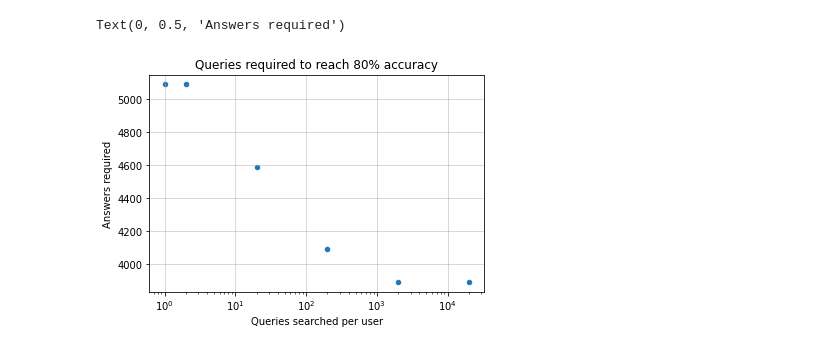
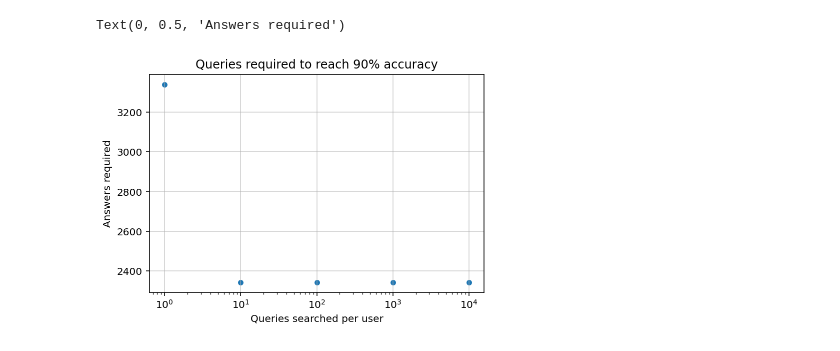
Before and after one commit to stsievert/salmon, a Jupyter notebook: examples/queries-searched/Viz.ipynb, the cells around one changed output. Cells and saved outputs as stored; diff of their text form; code cells hidden in the pictures.

```diff
--- a/examples/queries-searched/Viz.ipynb
+++ b/examples/queries-searched/Viz.ipynb
@@ -9,7 +9,10 @@ NOISE_MODEL = "TSTE"
 # NOISE_MODEL = "STE"
 d = 2
 
-DATA_DIR = Path(f"cluster-data3-reversed-score//")
+# DATA_DIR = Path(f"cluster-data-score-rev_probs/")
+DATA_DIR = Path(f"cluster-data-rev_score-probs-strange-fruit")
+# DATA_DIR = Path(f"cluster-data-score-probs")
+# DATA_DIR = Path(f"cluster-data-score-probs-strange-fruit/")
 
 dfs = [pd.read_parquet(f) for f in DATA_DIR.glob("*.parquet")]
 print(len(dfs))
@@ -23,7 +26,9 @@ dfs = [
     )
 ]
 print(len(dfs))
+
 df = pd.concat(dfs)
+print(df.dataset.unique(), df.noise_model.unique(), df.d.unique())
 df.acc.max()
 df.columns
 # %% [output]
@@ -62,30 +155,21 @@ df["queries_searched_per_user"] = df["n_search"] / df["queries_per_search"]
 import altair as alt
 
 show = df.copy()
+y = "rank_diff_max"
+y = "rank_diff_median"
 
-mul = 2
-n_search = [mul * 10 ** i for i in range(0, 10)]
-n_search = [10] + n_search
-print(n_search)
-# n_search = show.n_search.unique()
-
-print(show.n_search.unique())
-show = show[show.n_search.isin(n_search)]
-print(show.n_search.unique())
-show = show[show.num_ans <= 10_000]
-show["accuracy"] = show["acc"] * 100
-
-alt.Chart(show, title="Search efficacy").mark_line().encode(
+w = 200
+alt.Chart(show, title="Search efficacy").mark_line(clip=True).encode(
     x=alt.X("num_ans", scale=alt.Scale(zero=False), axis=alt.Axis(title='Answers received')),
-    y=alt.Y("accuracy", scale=alt.Scale(zero=False), axis=alt.Axis(title='Test accuracy (%)')),
+    y=alt.Y(y, scale=alt.Scale(zero=False, type="linear")),
     color=alt.Color(
         "queries_searched_per_user:N",
         scale=alt.Scale(scheme='viridis', type="log"),
         title="Queries searched",
     ),
 ).properties(
-    width=300,
-    height=150
+    width=3 * w,
+    height=1.5 * w,
 )
 
 # Colormaps: https://vega.github.io/vega/docs/schemes/
@@ -97,23 +177,23 @@ alt.Chart(show, title="Search efficacy").mark_line().encode(
 [interactive output not drawn]
 # %%
-def ans_required(df, acc=0.75):
+def ans_required(df, acc=0.65):
     valid = df[df.acc >= acc]
     return valid["num_ans"].min()
 
 out = []
-acc = 0.80
+acc = 0.90
 for n in show.queries_searched_per_user.unique():
     ans = ans_required(show[show.queries_searched_per_user == n], acc=acc)
     datum = {"answers": ans, "n_search": n, "acc": acc}
     out.append(datum)
 
 plot = pd.DataFrame(out)
 ax = plot.plot.scatter(x="n_search", y="answers", style="o-")
 ax.set_xscale("log")
 ax.grid(alpha=0.6)
 ax.set_title(f"Queries required to reach {acc * 100:0.0f}% accuracy")
 ax.set_xlabel("Queries searched per user")
 ax.set_ylabel("Answers required")
 # %% [output]
 Text(0, 0.5, 'Answers required')
-[figure, old version]
+[figure, new version]
```
Also changed, not shown: parts of 19 cells of this notebook, 1 other file.
